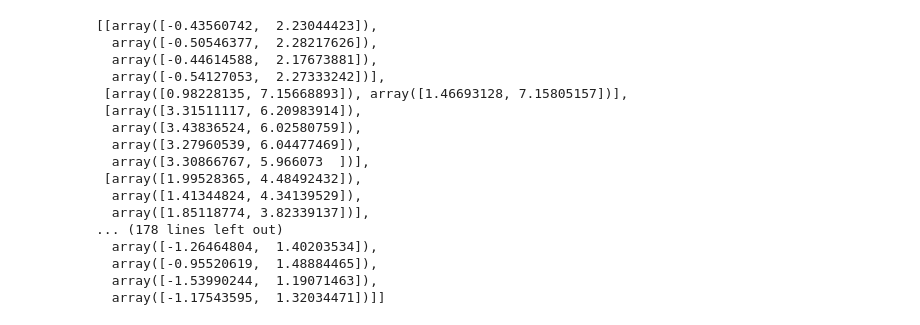
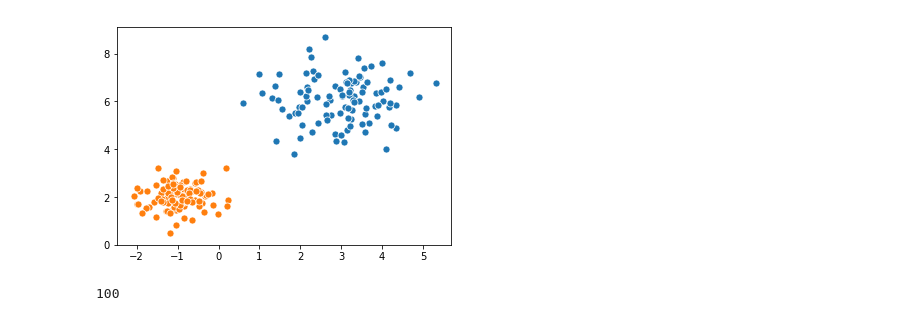
Before and after one commit to Jean-KOUAGOU/Implementation-from-skratch, a Jupyter notebook: N'dah-Jean_Kmeans_generalised_original_work.ipynb, the cells around one changed output. Cells and saved outputs as stored; diff of their text form; code cells hidden in the pictures.

```diff
--- a/N'dah-Jean_Kmeans_generalised_original_work.ipynb
+++ b/N'dah-Jean_Kmeans_generalised_original_work.ipynb
@@ -79,20 +87,10 @@ for i in range(K):
-# %%
-Kmeans(Data_xy,k=K)
-# %% [output]
-[[array([-0.43560742,  2.23044423]),
-  array([-0.50546377,  2.28217626]),
-  array([-0.44614588,  2.17673881]),
-  array([-0.54127053,  2.27333242])],
- [array([0.98228135, 7.15668893]), array([1.46693128, 7.15805157])],
- [array([3.31511117, 6.20983914]),
-  array([3.43836524, 6.02580759]),
-  array([3.27960539, 6.04477469]),
-  array([3.30866767, 5.966073  ])],
- [array([1.99528365, 4.48492432]),
-  array([1.41344824, 4.34139529]),
-  array([1.85118774, 3.82339137])],
-... (178 lines left out)
-  array([-1.26464804,  1.40203534]),
-  array([-0.95520619,  1.48884465]),
-  array([-1.53990244,  1.19071463]),
-  array([-1.17543595,  1.32034471])]]
+# %%
+
+Kmeans=Jean_Kmean(Data_xy, 2)
+Kmeans.PlotClusters()
+# %% [output]
+[figure, added]
+# %%
+target[target==1].count()
+# %% [output]
+100
```
Also changed, not shown: parts of 8 cells of this notebook, 4 other files.
